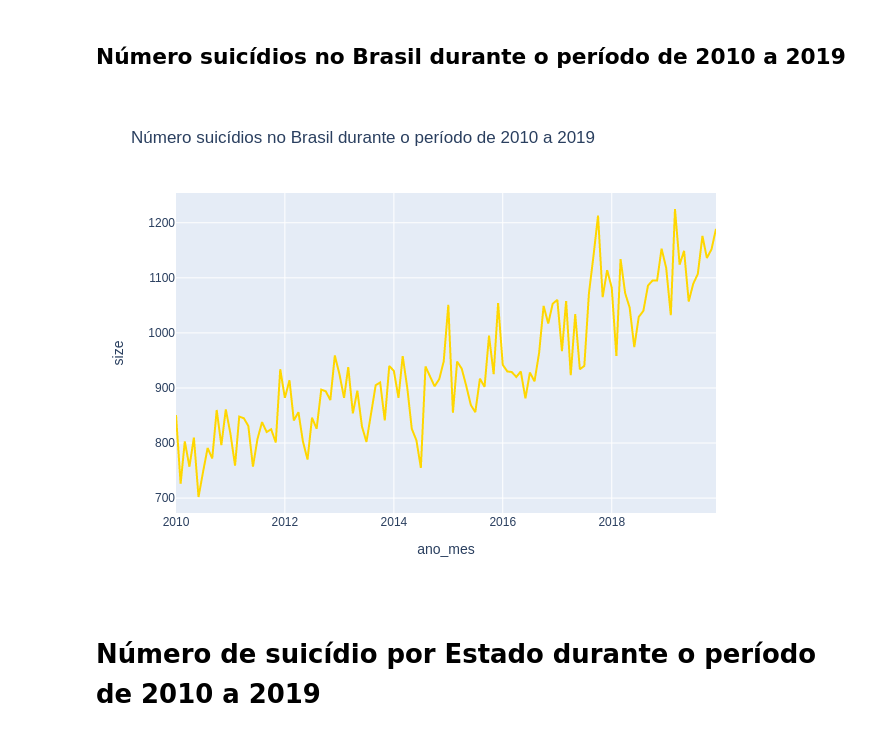
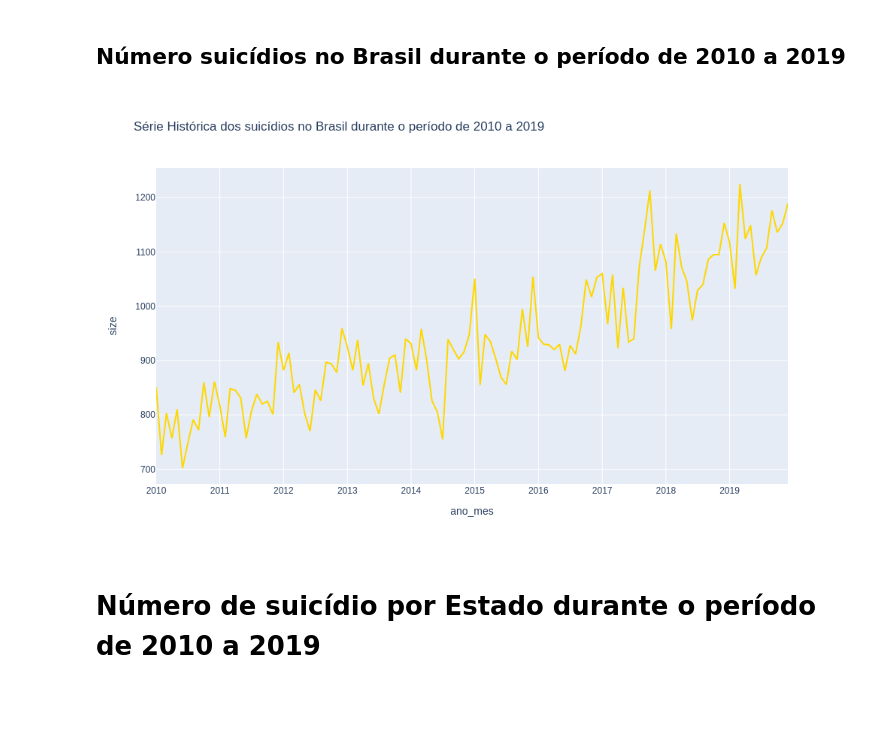
Before and after one commit to escobar-felipe/Projetos, a Jupyter notebook: Suicidio_brasil/Suicide_brazil.ipynb, the cells around one changed output. Cells and saved outputs as stored; diff of their text form; code cells hidden in the pictures; blank space fills up the shorter version.

```diff
--- a/Suicidio_brasil/Suicide_brazil.ipynb
+++ b/Suicidio_brasil/Suicide_brazil.ipynb
@@ -186,14 +186,15 @@ df_data.columns = ['ano_mes', 'size']
 # %%
 fig = px.line(df_data,
               x=df_data['ano_mes'],
               y=df_data['size'],
-              title='Número suicídios no Brasil durante o período de 2010 a 2019',
+              title='Série Histórica dos suicídios no Brasil durante o período de 2010 a 2019',
               labels=dict(y="Número de casos"),
               color_discrete_sequence=['#ffd700'],
-              )
+              height=600,
+             width=1000)
 fig.show("png")
 # %% [output]
-[figure, old version]
+[figure, new version]
 # %% [markdown]
 # Número de suicídio por Estado durante o período de 2010 a 2019
 # %%
```
Also changed, not shown: parts of 7 cells of this notebook, 1 other file.
